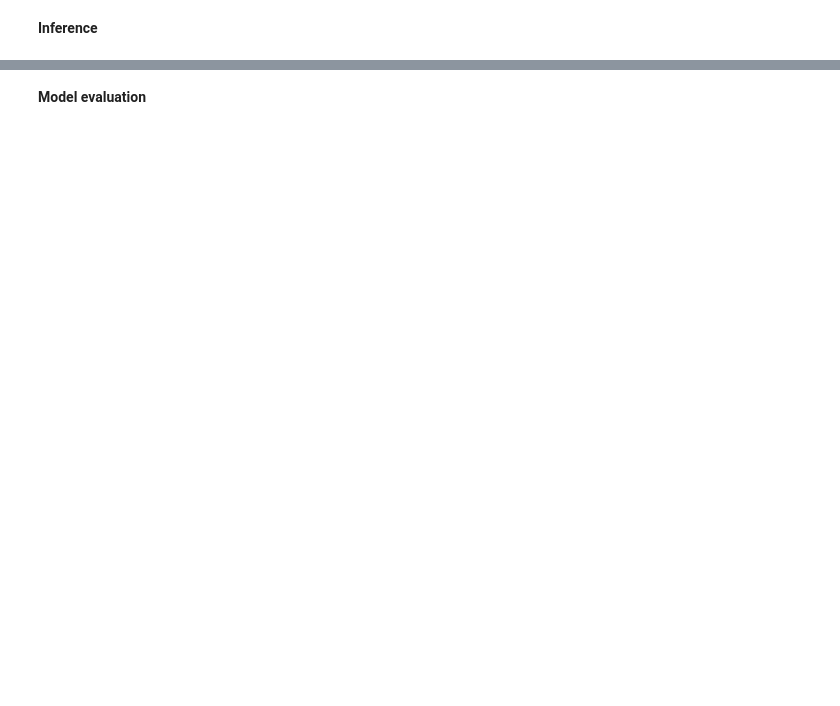
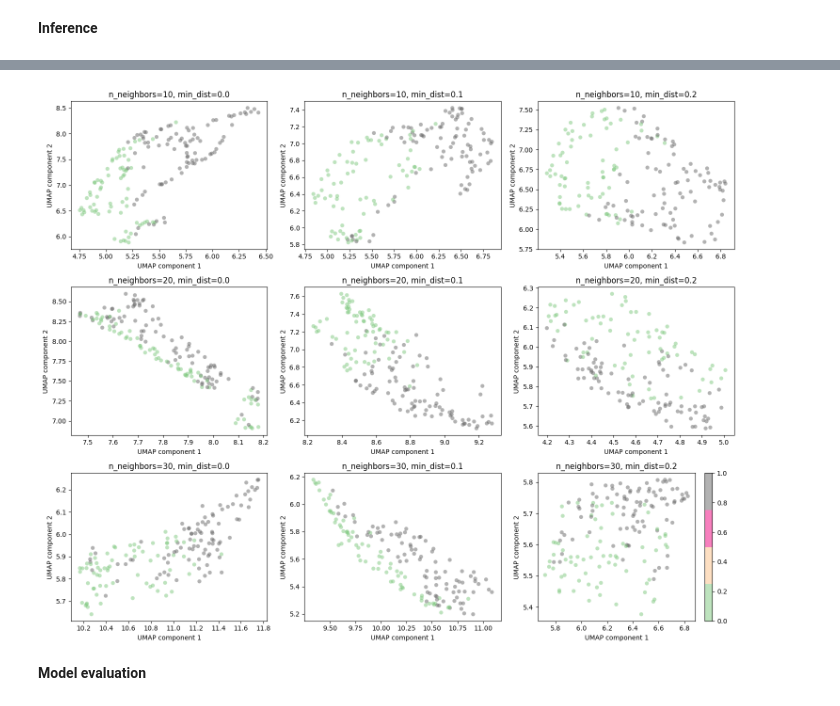
Before and after one commit to satche/botanist, a Jupyter notebook: botanist_cnn.ipynb, the cells around one changed output, grey strips where cells are left out. Drawn from its saved outputs; the diff is of its cells as text; code cells hidden in the pictures; blank space fills up the shorter version.

```diff
--- a/botanist_cnn.ipynb
+++ b/botanist_cnn.ipynb
@@ -492,4 +565,36 @@ predictions = model.predict(X)
 
 predicted_class_labels = np.argmax(predictions, axis=1)
 true_class_labels = y
+
+##############################
+
+# Feature extraction and UMAP
+feature_layer = model.get_layer(FLATTEN_LAYER_NAME).output
+
+# Create a feature extractor model
+feature_extractor_model = keras.models.Model(inputs=model.input, outputs=feature_layer)
+
+# Now you can use this model to extract features
+features = feature_extractor_model.predict(X)
+
+if DEBUG:
+    print(f"features shape: {features.shape}")
+
+# Standardize the features
+scaler = skp.StandardScaler()
+features_standardized = scaler.fit_transform(features)
+
+# Now, use the standardized features with UMAP
+n_neighbors_list = [10, 20, 30]
+min_dist_list = [0.0, 0.1, 0.2]
+
+fig, axes = plt.subplots(len(n_neighbors_list), len(min_dist_list), figsize=(15, 12))
+
+axes = axes.flatten()
+
+for idx, (n_neighbors, min_dist) in enumerate([(x, y) for x in n_neighbors_list for y in min_dist_list]):
+    evaluate_model(n_neighbors, n_neighbors_list, min_dist, min_dist_list, predicted_class_labels, axes[idx], features_standardized)
+
+plt.tight_layout()
+plt.show()
 # %% [output]
@@ -498,3 +605,4 @@ Selected classes : ['Douteux', 'Haller']
+[figure, added]
 # %% [markdown]
 **Model evaluation**
 # %%
```
Also changed, not shown: parts of 5 cells of this notebook, 8 other files.
